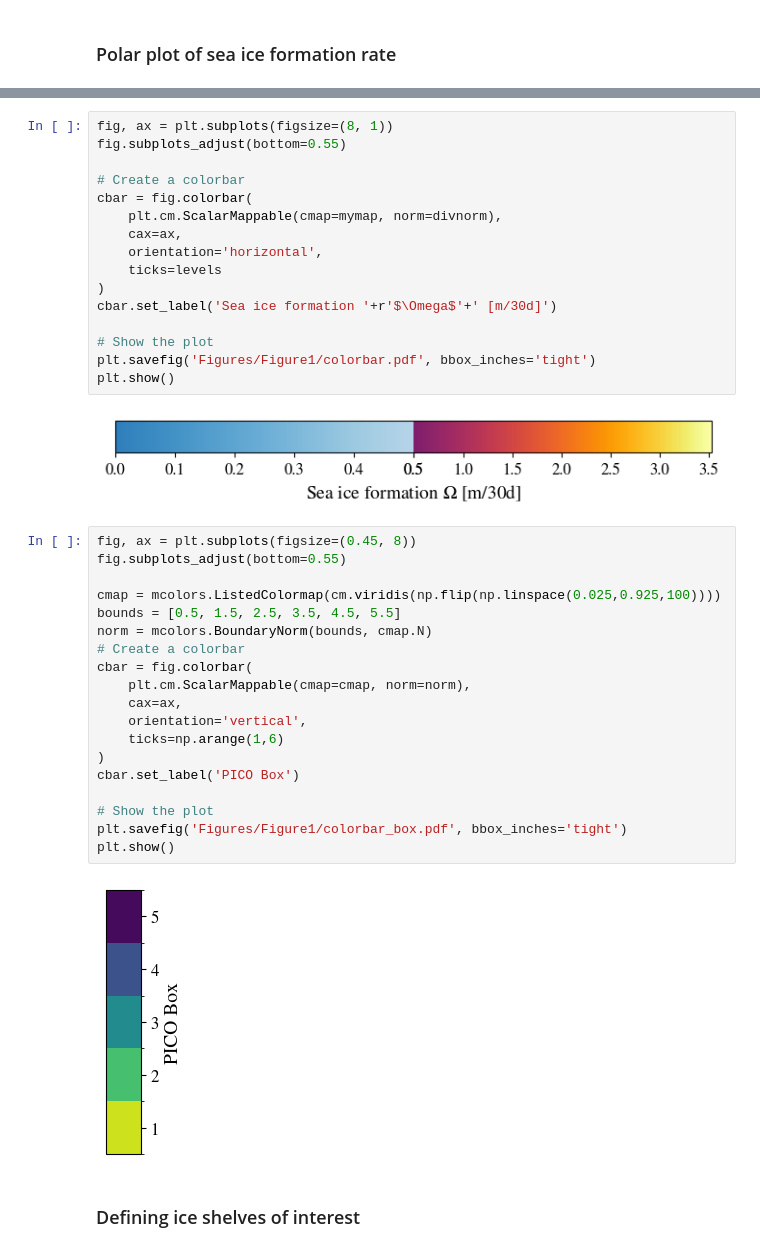
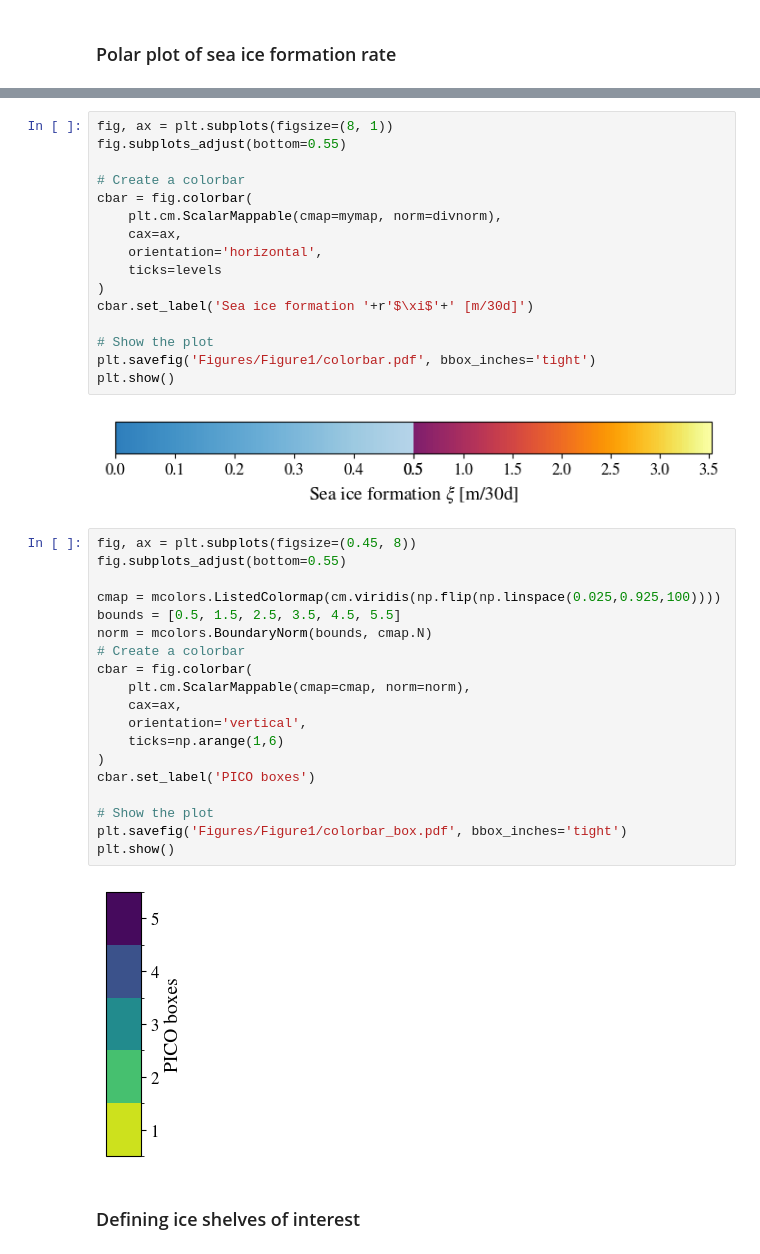
Before and after one commit to lsaddier/Low-Dimensionnal-Model-2025, a Jupyter notebook: Figure1.ipynb, the cells around one changed output, grey strips where cells are left out. Saved outputs shown, nothing was run; the diff lists cells and outputs as text.

```diff
--- a/Figure1.ipynb
+++ b/Figure1.ipynb
@@ -134,34 +134,34 @@ cbar = fig.colorbar(
     orientation='horizontal',
     ticks=levels
 )
-cbar.set_label('Sea ice formation '+r'$\Omega$'+' [m/30d]')
+cbar.set_label('Sea ice formation '+r'$\xi$'+' [m/30d]')
 
 # Show the plot
 plt.savefig('Figures/Figure1/colorbar.pdf', bbox_inches='tight')
 plt.show()
 # %% [output]
-[figure, old version]
+[figure, new version]
 # %%
 fig, ax = plt.subplots(figsize=(0.45, 8))
 fig.subplots_adjust(bottom=0.55)
 
 cmap = mcolors.ListedColormap(cm.viridis(np.flip(np.linspace(0.025,0.925,100))))
 bounds = [0.5, 1.5, 2.5, 3.5, 4.5, 5.5]
 norm = mcolors.BoundaryNorm(bounds, cmap.N)
 # Create a colorbar
 cbar = fig.colorbar(
     plt.cm.ScalarMappable(cmap=cmap, norm=norm),
     cax=ax,
     orientation='vertical',
     ticks=np.arange(1,6)
 )
-cbar.set_label('PICO Box')
+cbar.set_label('PICO boxes')
 
 # Show the plot
 plt.savefig('Figures/Figure1/colorbar_box.pdf', bbox_inches='tight')
 plt.show()
 # %% [output]
-[figure, old version]
+[figure, new version]
 # %% [markdown]
 ### Defining ice shelves of interest
 # %%
```
Also changed, not shown: parts of 1 cell of this notebook, 4 other files.
